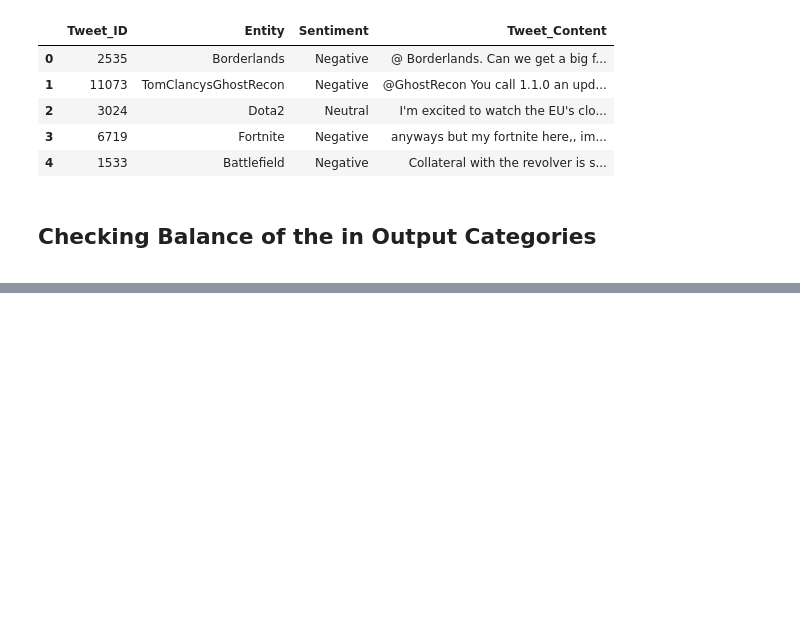
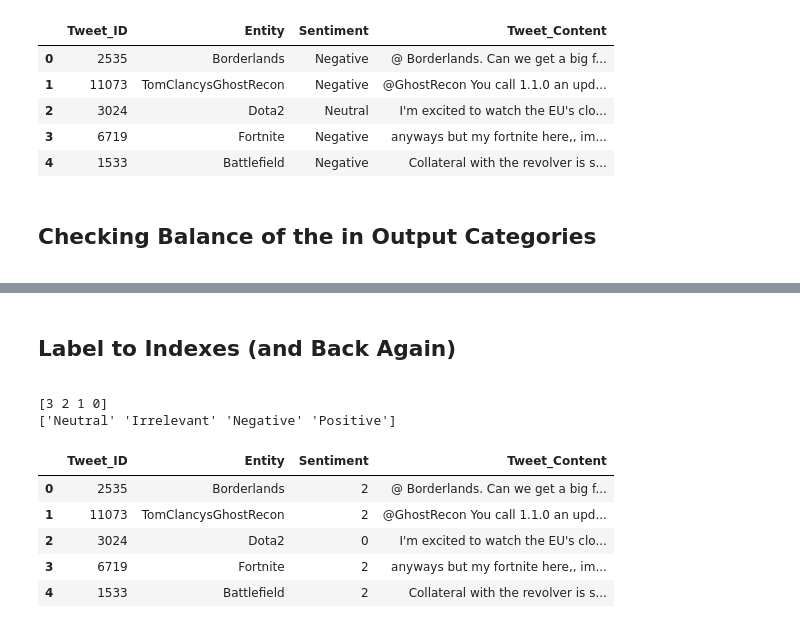
Before and after one commit to Mortti11/Social-Media-Sentiment-Analysis, a Jupyter notebook: sentiment.ipynb, the cells around one changed output, grey strips where cells are left out. Saved outputs shown, nothing was run; the diff lists cells and outputs as text; code cells hidden in the pictures; blank space fills up the shorter version.

```diff
--- a/sentiment.ipynb
+++ b/sentiment.ipynb
@@ -242,0 +252,19 @@ Requirement already satisfied: pywin32>=300 in c:\users\murta\onedrive\desktop\m
+# %% [markdown]
+<style>
+    .custom-header {
+        background-color: #2c3e50;
+        color: #ecf0f1;
+        padding: 20px;
+        text-align: center;
+        box-shadow: 0 4px 6px rgba(0, 0, 0, 0.1);
+    }
+    .custom-header h1 {
+        margin: 0;
+        font-size: 2.5em;
+        font-weight: 300;
+    }
+</style>
+
+<div class="custom-header">
+    <h2>Label to Indexes (and Back Again)</h2>
+</div>
@@ -242,0 +281,7 @@ Requirement already satisfied: pywin32>=300 in c:\users\murta\onedrive\desktop\m
+# %%
+# Test each function
+print(names_to_ids(["Positive", "Negative", "Irrelevant", "Neutral"]))
+print(ids_to_names([0,1,2,3]))
+# %% [output]
+[3 2 1 0]
+['Neutral' 'Irrelevant' 'Negative' 'Positive']
@@ -242,0 +292,9 @@ Requirement already satisfied: pywin32>=300 in c:\users\murta\onedrive\desktop\m
+# %%
+df.head()
+# %% [output]
+|  | Tweet_ID | Entity | Sentiment | Tweet_Content |
+| 0 | 2535 | Borderlands | 2 | @ Borderlands. Can we get a big f... |
+| 1 | 11073 | TomClancysGhostRecon | 2 | @GhostRecon You call 1.1.0 an upd... |
+| 2 | 3024 | Dota2 | 0 | I'm excited to watch the EU's clo... |
+| 3 | 6719 | Fortnite | 2 | anyways but my fortnite here,, im... |
+| 4 | 1533 | Battlefield | 2 | Collateral with the revolver is s... |
```
Also changed, not shown: parts of 23 cells of this notebook.
